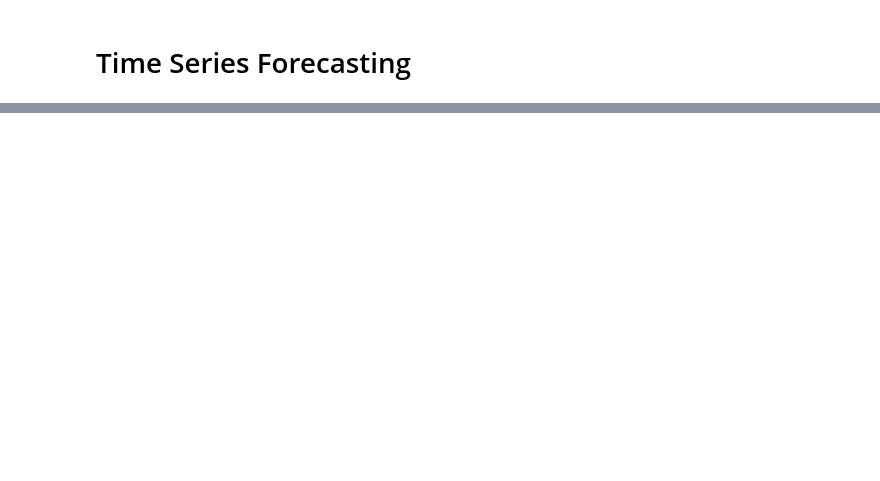
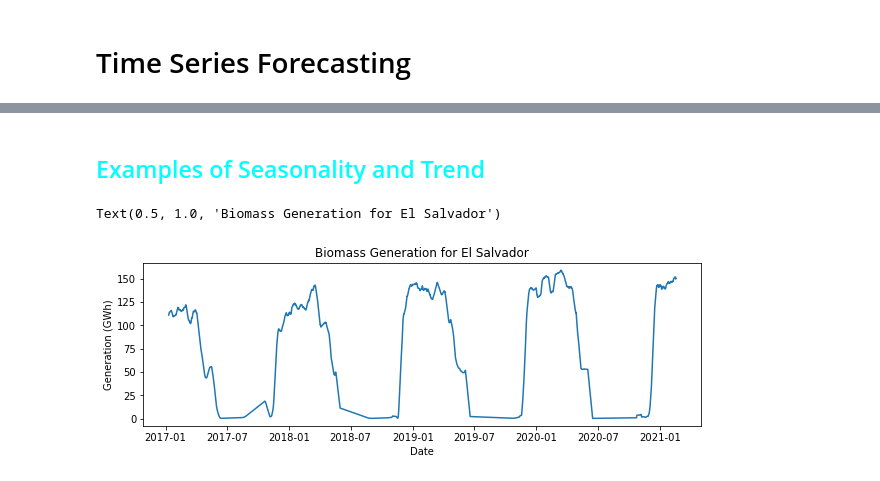
Before and after one commit to Naoki95957/Collect-Forecast-Visualize, a Jupyter notebook: forecast/ARIMA.ipynb, the cells around one changed output, grey strips where cells are left out. Cells and saved outputs as stored; diff of their text form; code cells hidden in the pictures; blank space fills up the shorter version.

```diff
--- a/forecast/ARIMA.ipynb
+++ b/forecast/ARIMA.ipynb
@@ -192,0 +61,12 @@ You can make another time-series
+# %% [markdown]
+## <span style="color:cyan">Examples of Seasonality and Trend</span>
+# %%
+# biomass is seasonal
+fig, ax = plt.subplots(figsize = (10,3))
+ax.plot(rolling_avg['Biomass'], color='tab:blue')
+ax.set_xlabel('Date')
+ax.set_ylabel('Generation (GWh)')
+ax.set_title('Biomass Generation for El Salvador')
+# %% [output]
+Text(0.5, 1.0, 'Biomass Generation for El Salvador')
+[figure, added]
```
Also changed, not shown: parts of 50 cells of this notebook.
